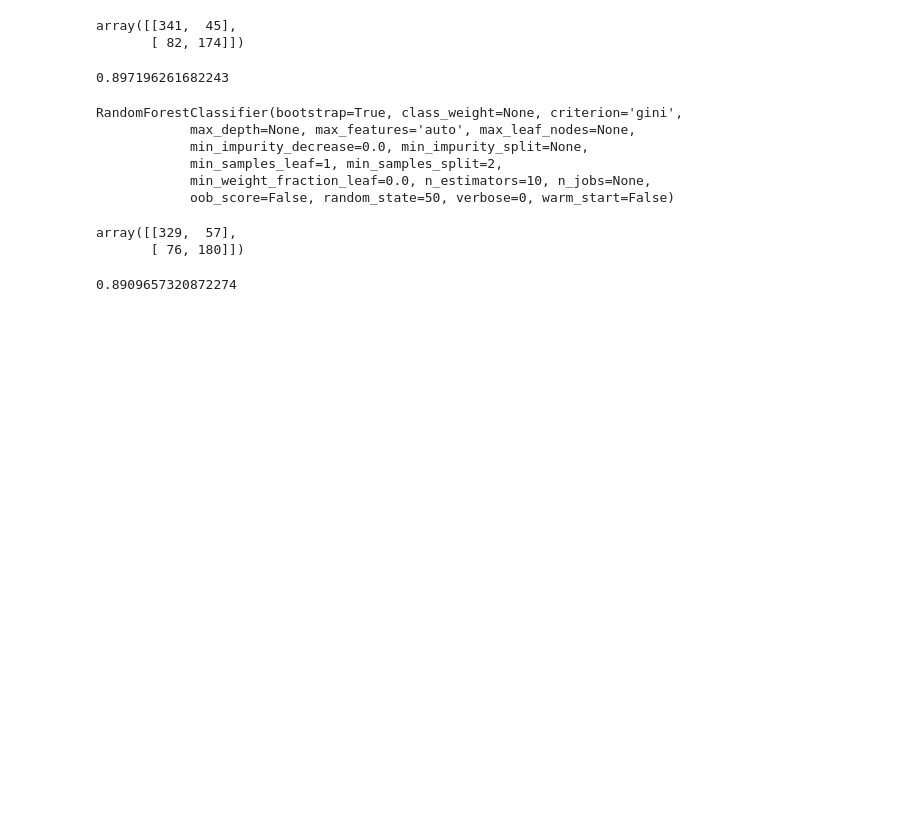
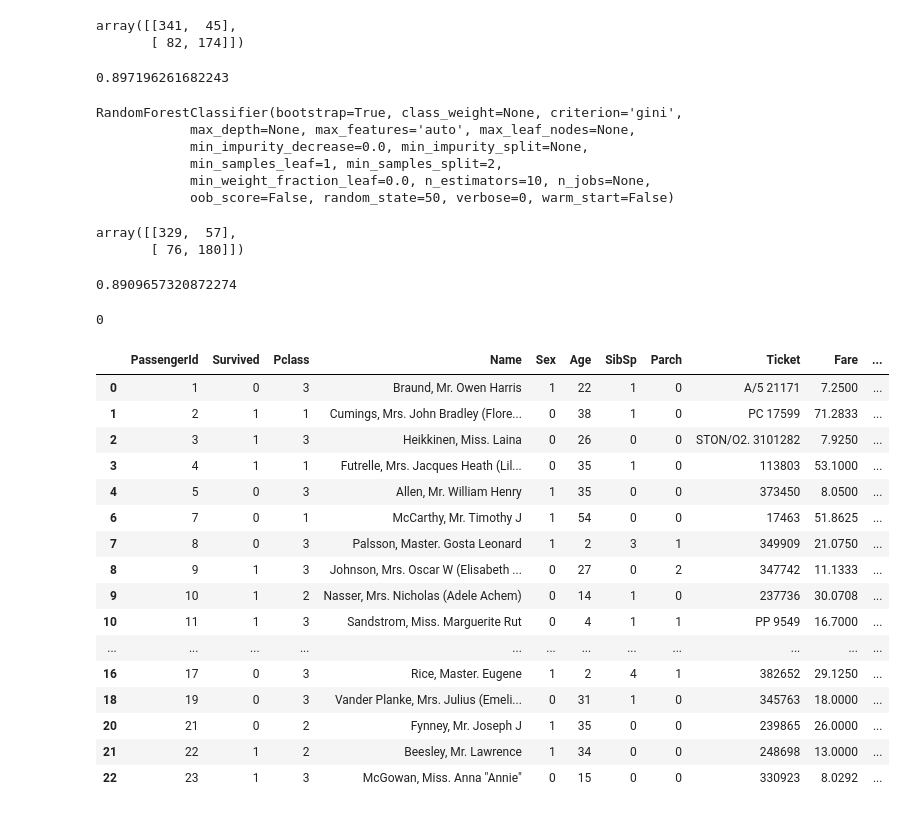
Before and after one commit to abbiyanaila/titanic.prediction, a Jupyter notebook: notebook/titanic.sklearn.ipynb, the cells around one changed output. Saved outputs shown, nothing was run; the diff lists cells and outputs as text; code cells hidden in the pictures; blank space fills up the shorter version.

```diff
--- a/notebook/titanic.sklearn.ipynb
+++ b/notebook/titanic.sklearn.ipynb
@@ -211,0 +227,30 @@ clf_rm.score(X_std_train, y_train)
+# %%
+def predict_survivor(Sex, Pclass, Age):
+    test = np.array([[Sex, Pclass, Age]])
+    clf = pd.read_pickle('../weight/titanic.sklearn_190325234358.pkl')
+    pred = clf.predict(test)
+    return pred[0]
+
+predict_survivor(1, 2, 27)
+# %% [output]
+0
+# %%
+df.head(20)
+# %% [output]
+|  | PassengerId | Survived | Pclass | Name | Sex | Age | SibSp | Parch | Ticket | Fare | ... |
+| 0 | 1 | 0 | 3 | Braund, Mr. Owen Harris | 1 | 22 | 1 | 0 | A/5 21171 | 7.2500 | ... |
+| 1 | 2 | 1 | 1 | Cumings, Mrs. John Bradley (Flore... | 0 | 38 | 1 | 0 | PC 17599 | 71.2833 | ... |
+| 2 | 3 | 1 | 3 | Heikkinen, Miss. Laina | 0 | 26 | 0 | 0 | STON/O2. 3101282 | 7.9250 | ... |
+| 3 | 4 | 1 | 1 | Futrelle, Mrs. Jacques Heath (Lil... | 0 | 35 | 1 | 0 | 113803 | 53.1000 | ... |
+| 4 | 5 | 0 | 3 | Allen, Mr. William Henry | 1 | 35 | 0 | 0 | 373450 | 8.0500 | ... |
+| 6 | 7 | 0 | 1 | McCarthy, Mr. Timothy J | 1 | 54 | 0 | 0 | 17463 | 51.8625 | ... |
+| 7 | 8 | 0 | 3 | Palsson, Master. Gosta Leonard | 1 | 2 | 3 | 1 | 349909 | 21.0750 | ... |
+| 8 | 9 | 1 | 3 | Johnson, Mrs. Oscar W (Elisabeth ... | 0 | 27 | 0 | 2 | 347742 | 11.1333 | ... |
+| 9 | 10 | 1 | 2 | Nasser, Mrs. Nicholas (Adele Achem) | 0 | 14 | 1 | 0 | 237736 | 30.0708 | ... |
+| 10 | 11 | 1 | 3 | Sandstrom, Miss. Marguerite Rut | 0 | 4 | 1 | 1 | PP 9549 | 16.7000 | ... |
+| ... | ... | ... | ... | ... | ... | ... | ... | ... | ... | ... | ... |
+| 16 | 17 | 0 | 3 | Rice, Master. Eugene | 1 | 2 | 4 | 1 | 382652 | 29.1250 | ... |
+| 18 | 19 | 0 | 3 | Vander Planke, Mrs. Julius (Emeli... | 0 | 31 | 1 | 0 | 345763 | 18.0000 | ... |
+| 20 | 21 | 0 | 2 | Fynney, Mr. Joseph J | 1 | 35 | 0 | 0 | 239865 | 26.0000 | ... |
+| 21 | 22 | 1 | 2 | Beesley, Mr. Lawrence | 1 | 34 | 0 | 0 | 248698 | 13.0000 | ... |
+| 22 | 23 | 1 | 3 | McGowan, Miss. Anna "Annie" | 0 | 15 | 0 | 0 | 330923 | 8.0292 | ... |
```
Also changed, not shown: parts of 5 cells of this notebook, 3 other files.
